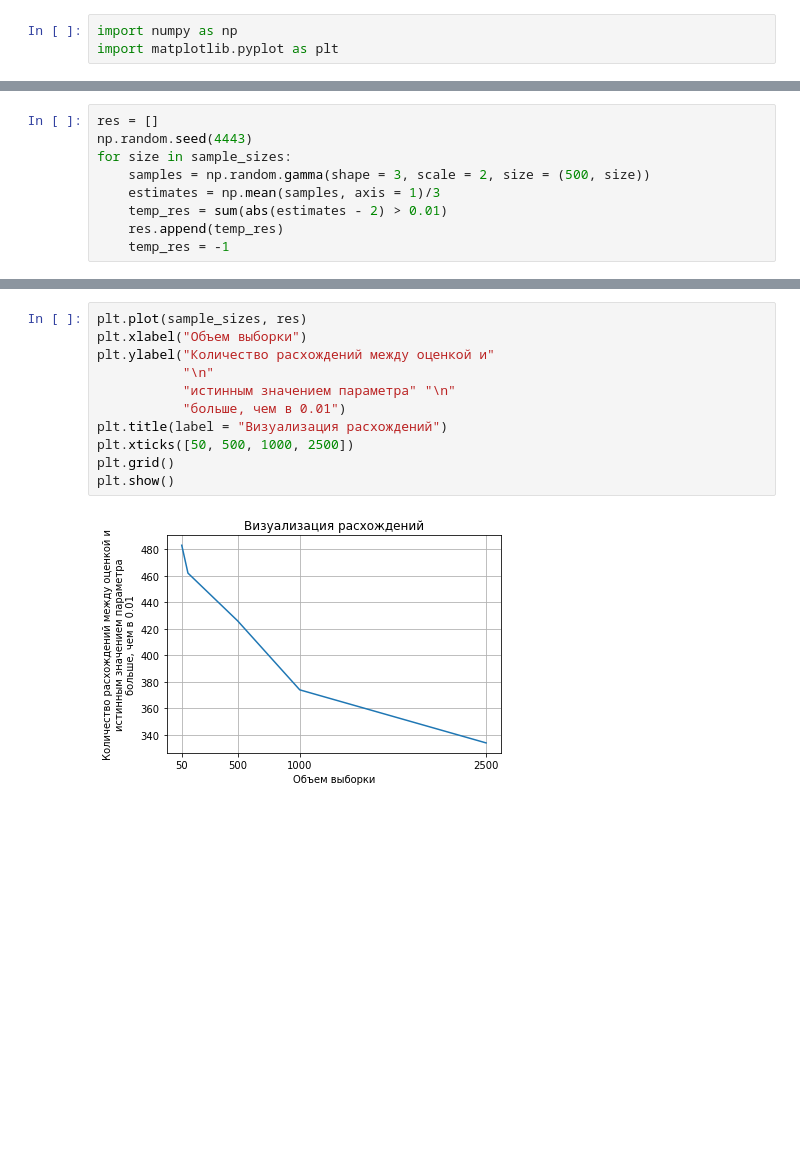
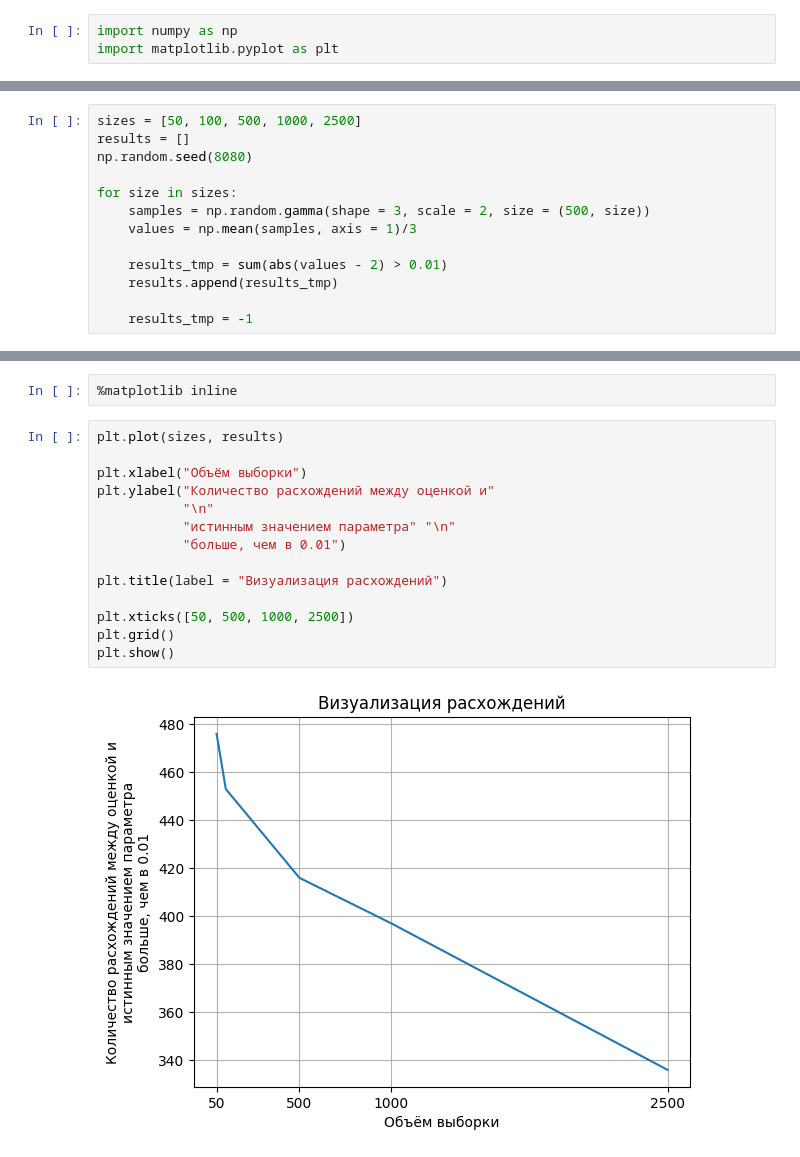
Before and after one commit to tkhapchaev/mathematical-statistics, a Jupyter notebook: lab-2/lab-2.ipynb, the cells around one changed output, grey strips where cells are left out. Drawn from its saved outputs; the diff is of its cells as text; blank space fills up the shorter version.

```diff
--- a/lab-2/lab-2.ipynb
+++ b/lab-2/lab-2.ipynb
@@ -51,9 +49,13 @@ sample_sizes = [50, 100, 500, 1000, 2500]
 # %%
-res = []
-np.random.seed(4443)
-for size in sample_sizes:
+sizes = [50, 100, 500, 1000, 2500]
+results = []
+np.random.seed(8080)
+
+for size in sizes:
     samples = np.random.gamma(shape = 3, scale = 2, size = (500, size))
-    estimates = np.mean(samples, axis = 1)/3
-    temp_res = sum(abs(estimates - 2) > 0.01)
-    res.append(temp_res)
-    temp_res = -1
+    values = np.mean(samples, axis = 1)/3
+
+    results_tmp = sum(abs(values - 2) > 0.01)
+    results.append(results_tmp)
+
+    results_tmp = -1
@@ -78,14 +79,19 @@ for ind, elm in enumerate(sample_sizes):
+# %%
+%matplotlib inline
 # %%
-plt.plot(sample_sizes, res)
-plt.xlabel("Объем выборки")
+plt.plot(sizes, results)
+
+plt.xlabel("Объём выборки")
 plt.ylabel("Количество расхождений между оценкой и"
            "\n"
            "истинным значением параметра" "\n"
            "больше, чем в 0.01")
+
 plt.title(label = "Визуализация расхождений")
+
 plt.xticks([50, 500, 1000, 2500])
 plt.grid()
 plt.show()
 # %% [output]
-[figure, old version]
+[figure, new version]
 # %% [markdown]
```
Also changed, not shown: parts of 20 cells of this notebook, 1 other file.
